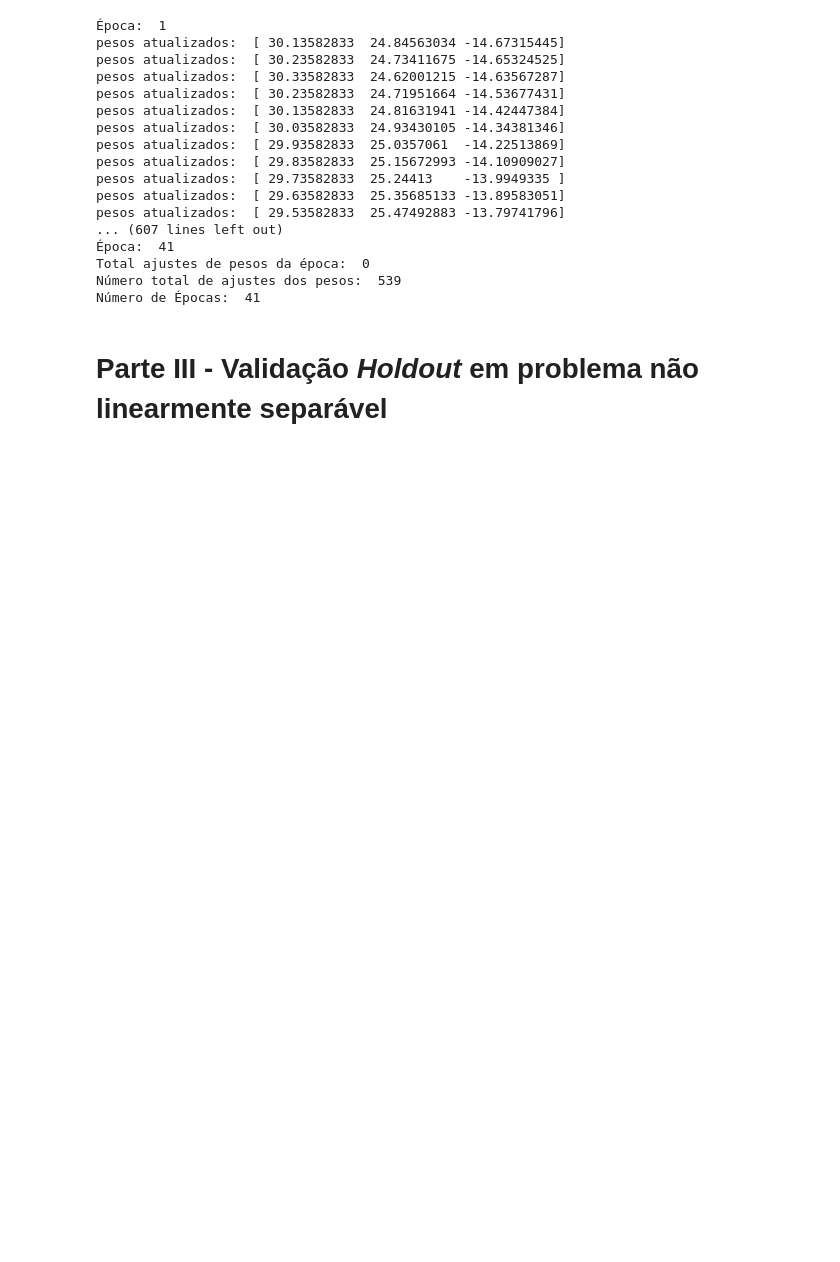
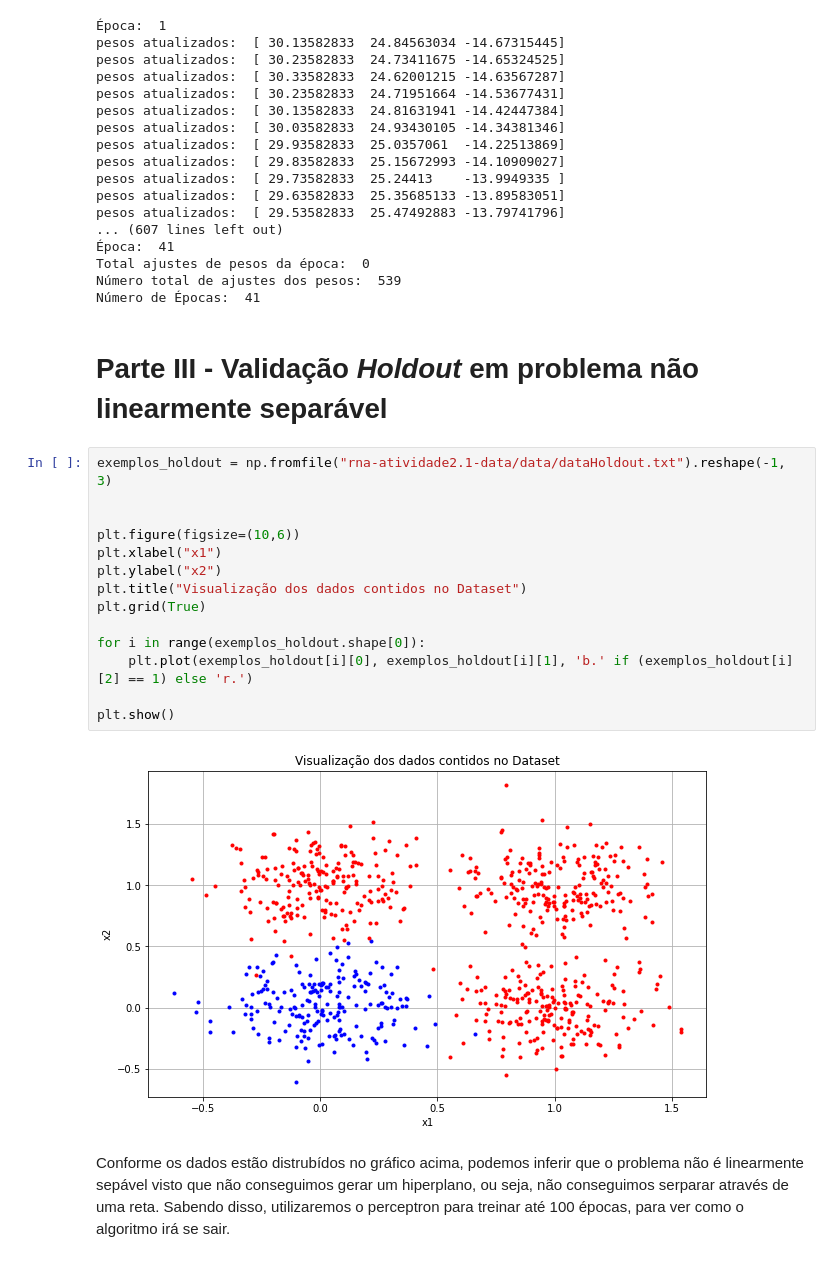
Before and after one commit to willianszwy/Aprendizado-Supervisionado-no-Neuronio-Perceptron, a Jupyter notebook: Perceptron.ipynb, the cells around one changed output. Saved outputs shown, nothing was run; the diff lists cells and outputs as text; blank space fills up the shorter version.

```diff
--- a/Perceptron.ipynb
+++ b/Perceptron.ipynb
@@ -168,3 +222,21 @@ Número total de ajustes dos pesos:  539
 Número de Épocas:  41
 # %% [markdown]
 # Parte III - Validação *Holdout* em problema não linearmente separável
+# %%
+exemplos_holdout = np.fromfile("rna-atividade2.1-data/data/dataHoldout.txt").reshape(-1, 3)
+
+
+plt.figure(figsize=(10,6))
+plt.xlabel("x1")
+plt.ylabel("x2")
+plt.title("Visualização dos dados contidos no Dataset")
+plt.grid(True)
+
+for i in range(exemplos_holdout.shape[0]):
+    plt.plot(exemplos_holdout[i][0], exemplos_holdout[i][1], 'b.' if (exemplos_holdout[i][2] == 1) else 'r.')
+
+plt.show()
+# %% [output]
+[figure, added]
+# %% [markdown]
+Conforme os dados estão distrubídos no gráfico acima, podemos inferir que o problema não é linearmente sepável visto que não conseguimos gerar um hiperplano, ou seja, não conseguimos serparar através de uma reta. Sabendo disso, utilizaremos o perceptron para treinar até 100 épocas, para ver como o algoritmo irá se sair.
```
Also changed, not shown: parts of 12 cells of this notebook.
